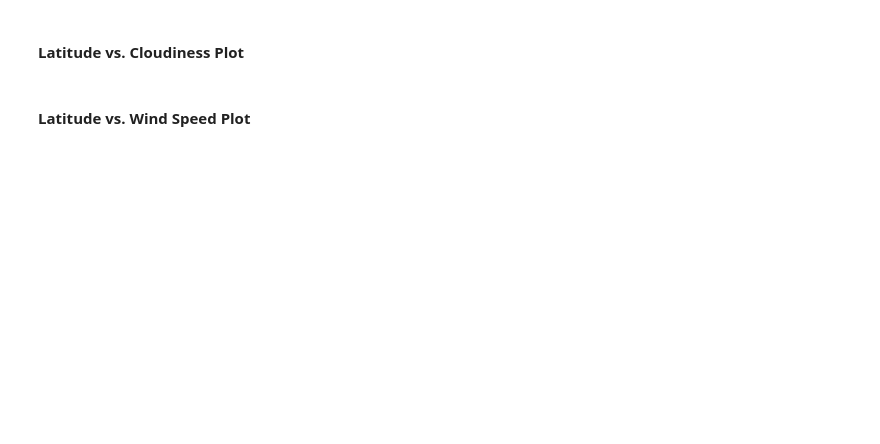
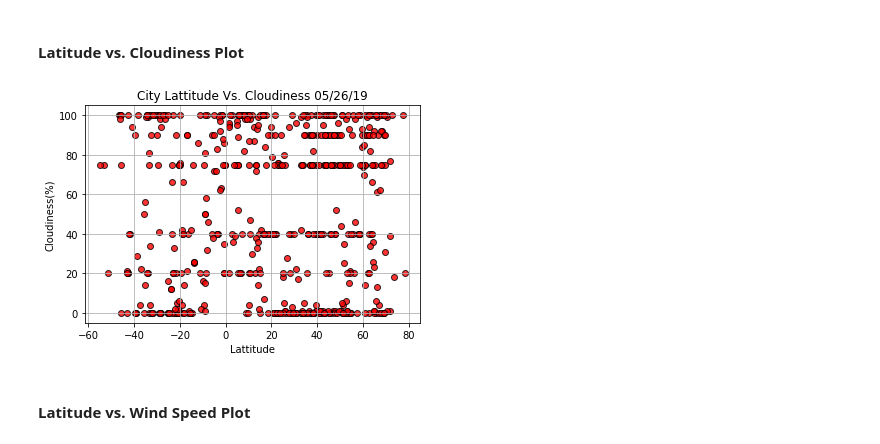
Before and after one commit to usn1485/Python_API_HW, a Jupyter notebook: WeatherPy.ipynb, the cells around one changed output. Saved outputs shown, nothing was run; the diff lists cells and outputs as text; code cells hidden in the pictures; blank space fills up the shorter version.

```diff
--- a/WeatherPy.ipynb
+++ b/WeatherPy.ipynb
@@ -200,4 +227,19 @@ plt.scatter(City_weather_df['Lattitude'],City_weather_df['Max Temp'],marker='o',
 # %% [markdown]
 #### Latitude vs. Cloudiness Plot
+# %%
+# Build the scatter plots
+Date=time.strftime("%m/%d/%y")
+
+plt.scatter(City_weather_df['Lattitude'],City_weather_df['Cloudiness'],marker='o',
+            facecolors ="red", edgecolors='black',alpha = 0.8, )
+
+plt.title(f"City Lattitude Vs. Cloudiness {Date}")
+plt.xlabel("Lattitude")
+plt.ylabel("Cloudiness(%)")
+plt.grid(True)
+plt.savefig("Images/Cloudiness.png")
+plt.show()
+# %% [output]
+[figure, added]
 # %% [markdown]
 #### Latitude vs. Wind Speed Plot
```
Also changed, not shown: parts of 14 cells of this notebook, 5 other files.
